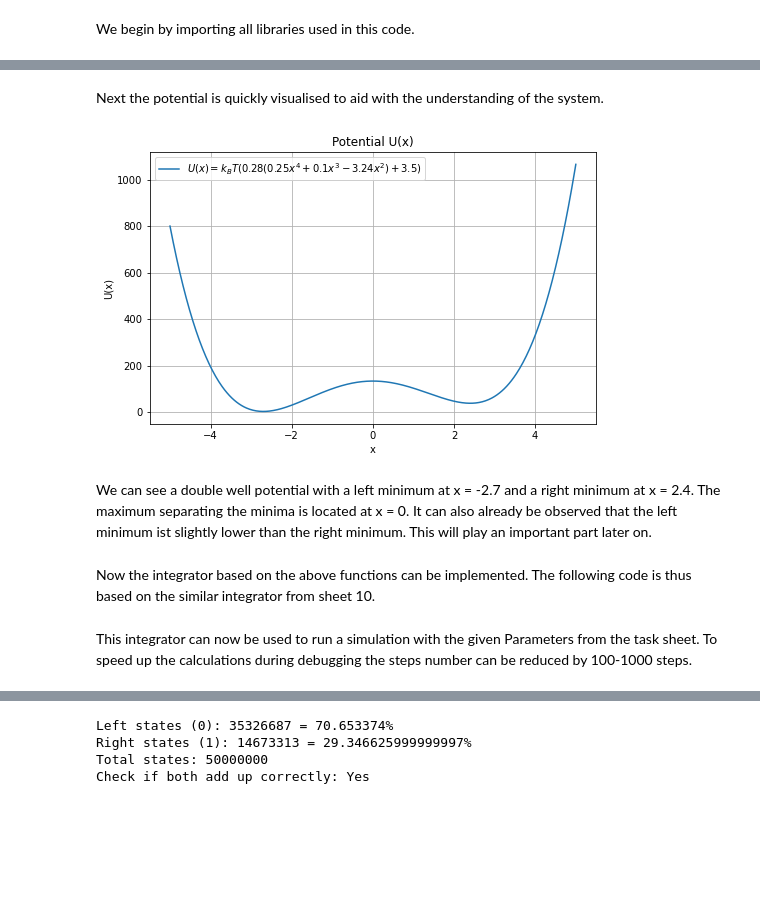
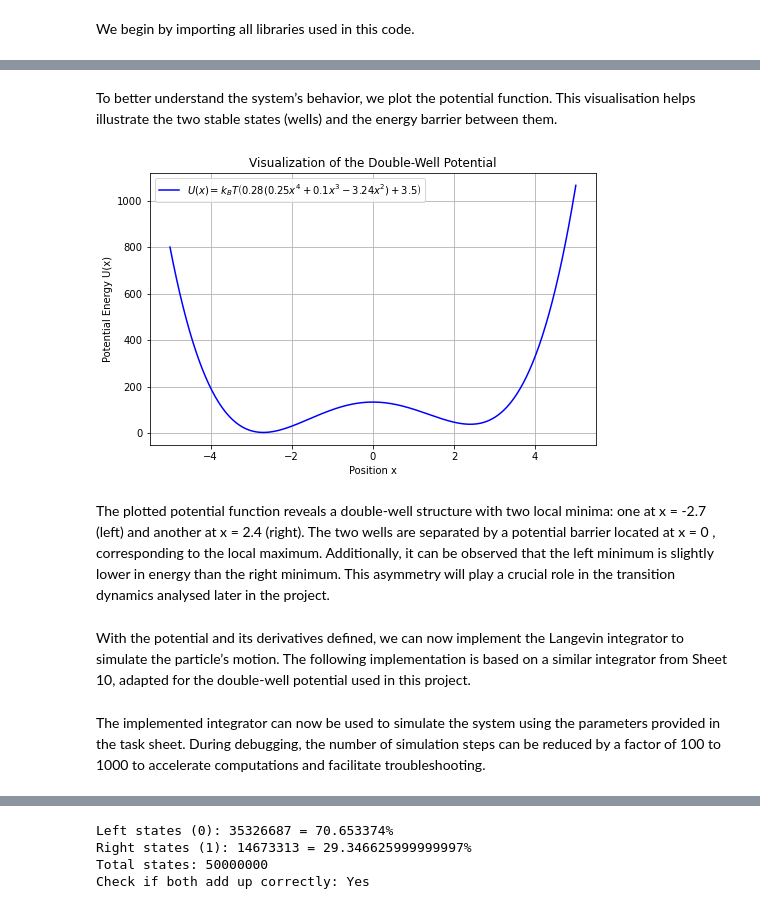
Before and after one commit to fsonak/VL_CCS, a Jupyter notebook: final_project_project_5.ipynb, the cells around one changed output, grey strips where cells are left out. Drawn from its saved outputs; the diff is of its cells as text; code cells hidden in the pictures; blank space fills up the shorter version.

```diff
--- a/final_project_project_5.ipynb
+++ b/final_project_project_5.ipynb
@@ -64,34 +83,34 @@ def dU_dx(x, k_B_x_T):
 def ddU_ddx(x, k_B_x_T):
     return k_B_x_T * (0.84 * x**2 + 0.168 * x - 1.8144)
 # %% [markdown]
-Next the potential is quickly visualised to aid with the understanding of the system.
+To better understand the system’s behavior, we plot the potential function. This visualisation helps illustrate the two stable states (wells) and the energy barrier between them.
 # %%
-# Define x range
-x = np.linspace(-5, 5, 500)
+# Define the x-axis range for visualization
+x = np.linspace(-5, 5, 500)  # Generate 500 points from x = -5 to x = 5
 
-# Compute U(x), dU_dx, ddU_ddx using the above definitions
-# and the given value of kB * T = 38 ps^-1
-U_values = U(x, 38)
-dU_dx_values = dU_dx(x, 38)
-ddU_ddx_values = ddU_ddx(x, 38)
+# Compute the potential function U(x) using the given k_B * T value (38 ps^-1)
+k_B_x_T = 38
+U_values = U(x, k_B_x_T)
 
-# plot using plt
+# Create the plot
 plt.figure(figsize=(8, 5))
-plt.plot(x, U_values, label=r"$U(x) = k_B T (0.28(0.25x^4 + 0.1x^3 - 3.24x^2) + 3.5)$")
+plt.plot(x, U_values, label=r"$U(x) = k_B T \left( 0.28(0.25x^4 + 0.1x^3 - 3.24x^2) + 3.5 \right)$", color="blue")
 
-plt.xlabel("x")
-plt.ylabel("U(x)")
-plt.title("Potential U(x)")
+# Add labels, title, and legend
+plt.xlabel("Position x")
+plt.ylabel("Potential Energy U(x)")
+plt.title("Visualization of the Double-Well Potential")
 plt.legend()
 plt.grid(True)
 
+# Display the plot
 plt.show()
 # %% [output]
-[figure, old version]
+[figure, new version]
 # %% [markdown]
-We can see a double well potential with a left minimum at x = -2.7 and a right minimum at x = 2.4. The maximum separating the minima is located at x = 0. It can also already be observed that the left minimum ist slightly lower than the right minimum. This will play an important part later on.
+The plotted potential function reveals a double-well structure with two local minima: one at  x = -2.7  (left) and another at  x = 2.4  (right). The two wells are separated by a potential barrier located at  x = 0 , corresponding to the local maximum. Additionally, it can be observed that the left minimum is slightly lower in energy than the right minimum. This asymmetry will play a crucial role in the transition dynamics analysed later in the project.
 # %% [markdown]
-Now the integrator based on the above functions can be implemented. The following code is thus based on the similar integrator from sheet 10.
+With the potential and its derivatives defined, we can now implement the Langevin integrator to simulate the particle’s motion. The following implementation is based on a similar integrator from Sheet 10, adapted for the double-well potential used in this project.
 # %%
 
 def langevin_integrator(steps, dt, x0, v0, mass, gamma, k_B_x_T, verbose=False):
@@ -151,5 +165,5 @@ def langevin_integrator(steps, dt, x0, v0, mass, gamma, k_B_x_T, verbose=False):
 
     return positions, velocities
 # %% [markdown]
-This integrator can now be used to run a simulation with the given Parameters from the task sheet. To speed up the calculations during debugging the steps number can be reduced by 100-1000 steps.
+The implemented integrator can now be used to simulate the system using the parameters provided in the task sheet. During debugging, the number of simulation steps can be reduced by a factor of 100 to 1000 to accelerate computations and facilitate troubleshooting.
 # %%
```
Also changed, not shown: parts of 47 cells of this notebook.
